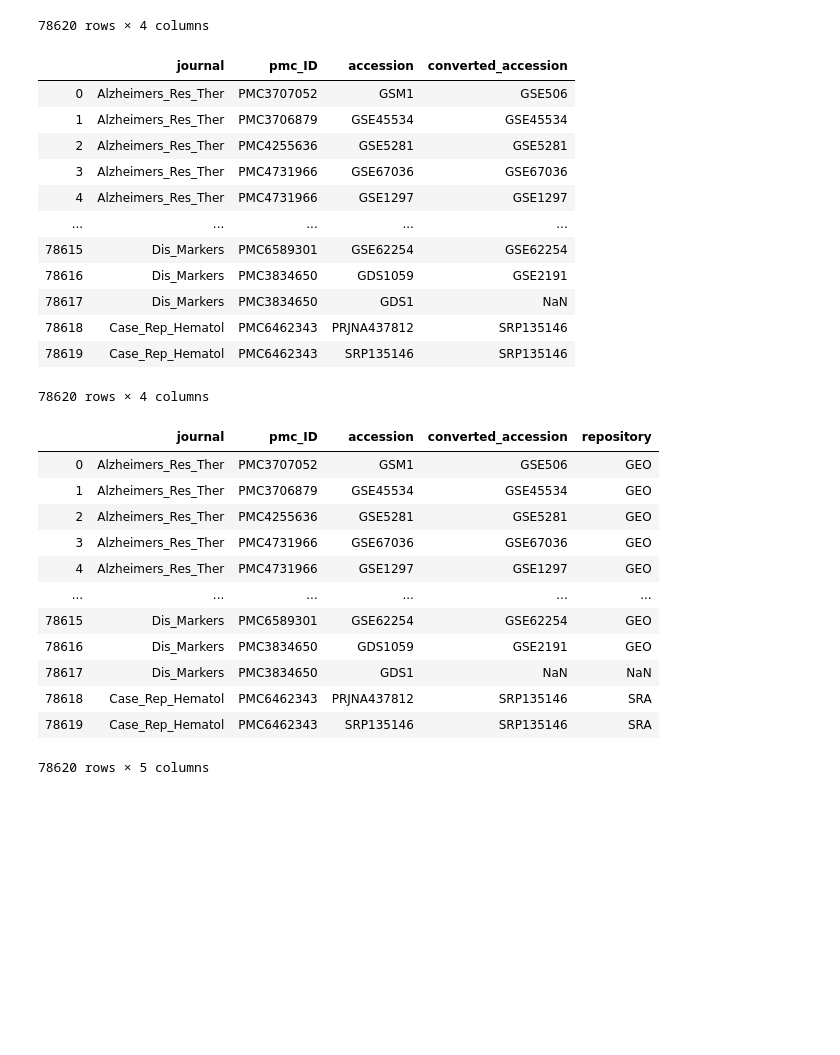
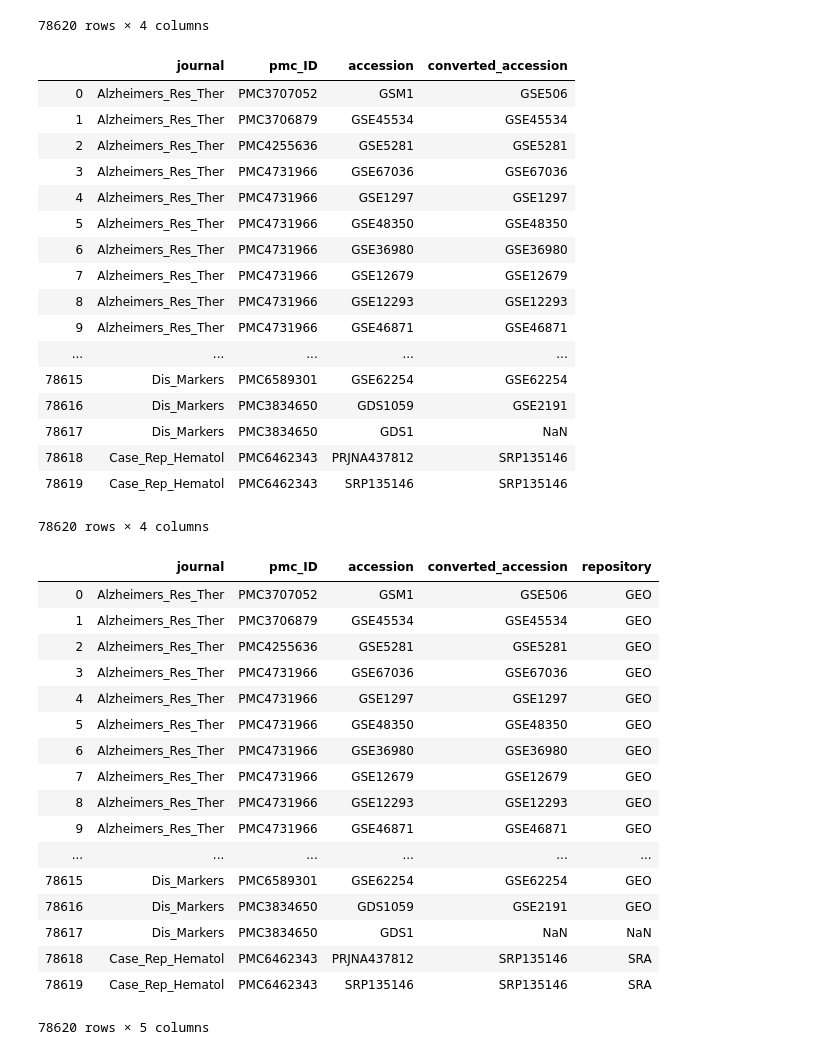
Before and after one commit to smangul1/data_reusability, a Jupyter notebook: jupyter_notebooks/Clean_Accessions.ipynb, the cells around one changed output. Saved outputs shown, nothing was run; the diff lists cells and outputs as text; code cells hidden in the pictures; blank space fills up the shorter version.

```diff
--- a/jupyter_notebooks/Clean_Accessions.ipynb
+++ b/jupyter_notebooks/Clean_Accessions.ipynb
@@ -159,21 +172,21 @@ for acc in pmcData['accession']:
         if(not sraChecksOut(acc, style)):
             converted_acc.append('NaN')
         else:
-            converted_acc.append(corrSRAStudy(acc, style))
+            converted_acc.append(grabRelated(sraReference, acc, style, 'SRAStudy'))
     # for GEO accessions, check if they exist in the GEO reference
     # ...and add corresponding SERIES ID to new column
     elif(style == 'Series' or style == 'Accession' or style == 'Platform' or style == 'Datasets'):
         if(not geoChecksOut(acc, style)):
             converted_acc.append('NaN')
         else:
-            converted_acc.append(corrGEOSeries(acc, style))
+            converted_acc.append(grabRelated(geoReference, acc, style, 'Series'))
     # something doesn't belong, record as missing
     else:
         converted_acc.append('NaN')
 
 # add the converted accession list as a new column in PubMed data table
-pd.set_option('display.min_rows', 50)
-pmcData['converted_accession'] = converted_acc
+# pd.set_option('display.min_rows', 50)
+pmcData.loc[:,'converted_accession'] = converted_acc
 pmcData = pmcData.drop_duplicates()
 pmcData
 # %% [output]
@@ -210,6 +223,11 @@ pmcData
 | 2 | Alzheimers_Res_Ther | PMC4255636 | GSE5281 | GSE5281 |
 | 3 | Alzheimers_Res_Ther | PMC4731966 | GSE67036 | GSE67036 |
 | 4 | Alzheimers_Res_Ther | PMC4731966 | GSE1297 | GSE1297 |
+| 5 | Alzheimers_Res_Ther | PMC4731966 | GSE48350 | GSE48350 |
+| 6 | Alzheimers_Res_Ther | PMC4731966 | GSE36980 | GSE36980 |
+| 7 | Alzheimers_Res_Ther | PMC4731966 | GSE12679 | GSE12679 |
+| 8 | Alzheimers_Res_Ther | PMC4731966 | GSE12293 | GSE12293 |
+| 9 | Alzheimers_Res_Ther | PMC4731966 | GSE46871 | GSE46871 |
 | ... | ... | ... | ... | ... |
 | 78615 | Dis_Markers | PMC6589301 | GSE62254 | GSE62254 |
 | 78616 | Dis_Markers | PMC3834650 | GDS1059 | GSE2191 |
@@ -220,28 +238,33 @@ pmcData
 # %%
 # Add a column tagging each accession as GEO or SRA
 
 repoList = []
 
-for i in pmcData['converted_accession'].tolist():
+for i in pmcData['converted_accession']:
     if(type(i) == str):
         if('GSE' in i):
             repoList.append('GEO')
         elif('SRP' in i or 'ERP' in i or 'DRP' in i):
             repoList.append('SRA')
         else:
             repoList.append('NaN')
     else:
         repoList.append('NaN')
 
 pmcData['repository'] = repoList
 pmcData
 # %% [output]
 |  | journal | pmc_ID | accession | converted_accession | repository |
 | 0 | Alzheimers_Res_Ther | PMC3707052 | GSM1 | GSE506 | GEO |
 | 1 | Alzheimers_Res_Ther | PMC3706879 | GSE45534 | GSE45534 | GEO |
 | 2 | Alzheimers_Res_Ther | PMC4255636 | GSE5281 | GSE5281 | GEO |
 | 3 | Alzheimers_Res_Ther | PMC4731966 | GSE67036 | GSE67036 | GEO |
 | 4 | Alzheimers_Res_Ther | PMC4731966 | GSE1297 | GSE1297 | GEO |
+| 5 | Alzheimers_Res_Ther | PMC4731966 | GSE48350 | GSE48350 | GEO |
+| 6 | Alzheimers_Res_Ther | PMC4731966 | GSE36980 | GSE36980 | GEO |
+| 7 | Alzheimers_Res_Ther | PMC4731966 | GSE12679 | GSE12679 | GEO |
+| 8 | Alzheimers_Res_Ther | PMC4731966 | GSE12293 | GSE12293 | GEO |
+| 9 | Alzheimers_Res_Ther | PMC4731966 | GSE46871 | GSE46871 | GEO |
 | ... | ... | ... | ... | ... | ... |
 | 78615 | Dis_Markers | PMC6589301 | GSE62254 | GSE62254 | GEO |
 | 78616 | Dis_Markers | PMC3834650 | GDS1059 | GSE2191 | GEO |
```
Also changed, not shown: parts of 10 cells of this notebook, 1 other file.
